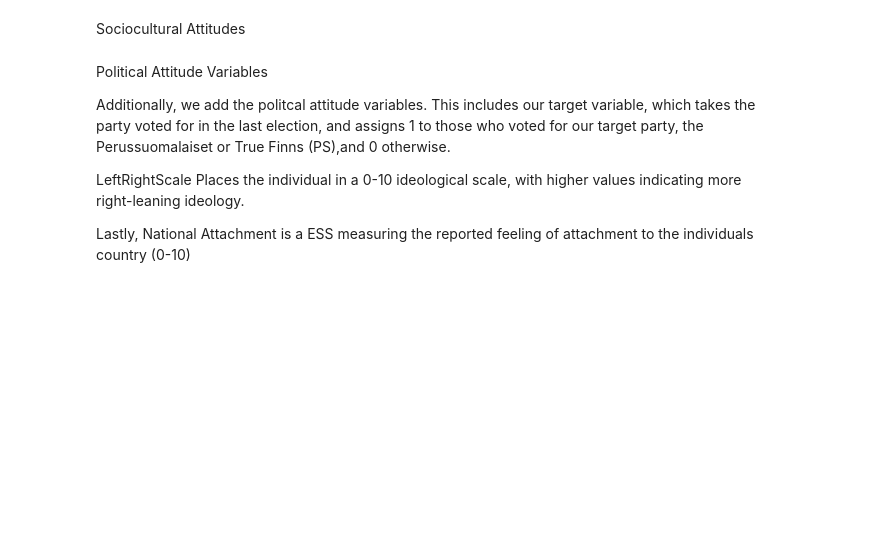
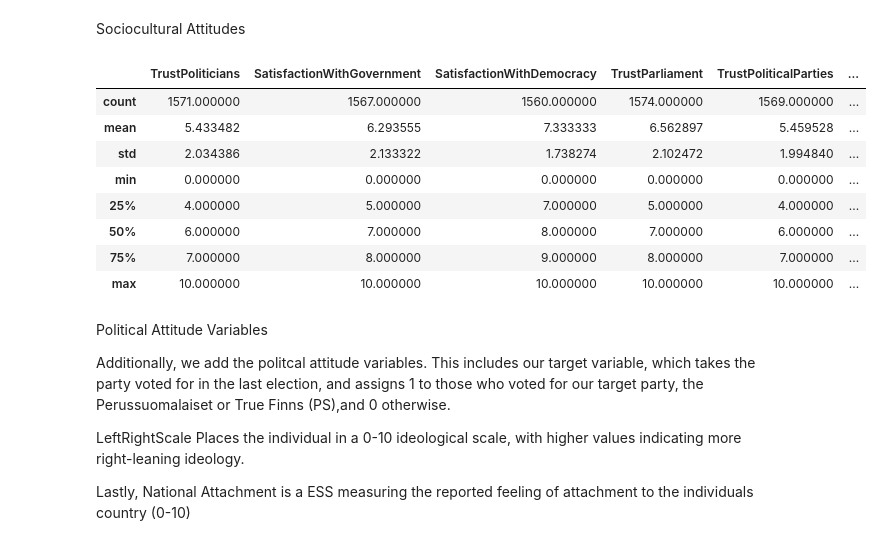
Before and after one commit to nachonachonacho/Portfolio_2023, a Jupyter notebook: IVR_UH_THESIS_2023/notebooks/IVR_UHThesis_2023.ipynb, the cells around one changed output. Drawn from its saved outputs; the diff is of its cells as text; code cells hidden in the pictures; blank space fills up the shorter version.

```diff
--- a/IVR_UH_THESIS_2023/notebooks/IVR_UHThesis_2023.ipynb
+++ b/IVR_UH_THESIS_2023/notebooks/IVR_UHThesis_2023.ipynb
@@ -173,35 +174,45 @@ FI_df['AntiImmigrationScale'] = 100 - (FI_df[['EconomicImpactImmigration', 'Cult
 # MISTRUST_GLOBAL (0-100)
 FI_df['TrustUN'] = np.where(FI_df['trstun'].isin(range(0, 11)), FI_df['trstun'], np.nan)
 FI_df['TrustEuropeanParliament'] = np.where(FI_df['trstep'].isin(range(0, 11)), FI_df['trstep'], np.nan)
 
 FI_df['Trust in International Institutions'] = FI_df[['TrustUN', 'TrustEuropeanParliament']].sum(axis=1, skipna=True) / 20 * 100
 
 # MISTRUST_NATIONAL (0-100)
 FI_df['TrustPoliticians'] = np.where(FI_df['trstplt'].isin(range(0, 11)), FI_df['trstplt'], np.nan)
 FI_df['SatisfactionWithGovernment'] = np.where(FI_df['stfgov'].isin(range(0, 11)), FI_df['stfgov'], np.nan)
 FI_df['SatisfactionWithDemocracy'] = np.where(FI_df['stfdem'].isin(range(0, 11)), FI_df['stfdem'], np.nan)
 FI_df['TrustParliament'] = np.where(FI_df['trstprl'].isin(range(0, 11)), FI_df['trstprl'], np.nan)
 FI_df['TrustPoliticalParties'] = np.where(FI_df['trstprt'].isin(range(0, 11)), FI_df['trstprt'], np.nan)
 
 FI_df['Trust In National Institutions'] = FI_df[['TrustPoliticians', 'SatisfactionWithGovernment', 'SatisfactionWithDemocracy', 'TrustParliament', 'TrustPoliticalParties']].sum(axis=1, skipna=True) / 50 * 100
 
 # AUTHORITARIAN VALUES (0-100)
 FI_df['impsafe_model'] = np.where(FI_df['impsafe'].isin(range(0, 7)), FI_df['impsafe'], np.nan)
 FI_df['ipfrule_model'] = np.where(FI_df['ipfrule'].isin(range(0, 7)), FI_df['ipfrule'], np.nan)
 FI_df['ipbhprp_model'] = np.where(FI_df['ipbhprp'].isin(range(0, 7)), FI_df['ipbhprp'], np.nan)
 FI_df['ipstrgv_model'] = np.where(FI_df['ipstrgv'].isin(range(0, 7)), FI_df['ipstrgv'], np.nan)
 FI_df['imptrad_model'] = np.where(FI_df['imptrad'].isin(range(0, 7)), FI_df['imptrad'], np.nan)
 
 FI_df['Authoritarian Values'] = FI_df[['impsafe_model', 'ipfrule_model', 'ipbhprp_model', 'ipstrgv_model', 'imptrad_model']].sum(axis=1, skipna=True) / 30 * 100
 
 FI_df['LeftRightScale'] = np.where(FI_df['lrscale'].between(77, 99), np.nan, FI_df['lrscale'])
 
 FI_df['National_attachment'] = np.where(FI_df['atchctr'].between(77, 99), np.nan, FI_df['atchctr'])
 
 
 
-# Religiosity
-FI_df['Religiosity'] = np.where(FI_df['rlgdgr'].isin(range(77, 100)), np.nan, FI_df['rlgdgr'])
+
+FI_df[['TrustPoliticians', 'SatisfactionWithGovernment', 'SatisfactionWithDemocracy', 'TrustParliament', 'TrustPoliticalParties', 'TrustEuropeanParliament','TrustUN']].describe()
+# %% [output]
+|  | TrustPoliticians | SatisfactionWithGovernment | SatisfactionWithDemocracy | TrustParliament | TrustPoliticalParties | ... |
+| count | 1571.000000 | 1567.000000 | 1560.000000 | 1574.000000 | 1569.000000 | ... |
+| mean | 5.433482 | 6.293555 | 7.333333 | 6.562897 | 5.459528 | ... |
+| std | 2.034386 | 2.133322 | 1.738274 | 2.102472 | 1.994840 | ... |
+| min | 0.000000 | 0.000000 | 0.000000 | 0.000000 | 0.000000 | ... |
+| 25% | 4.000000 | 5.000000 | 7.000000 | 5.000000 | 4.000000 | ... |
+| 50% | 6.000000 | 7.000000 | 8.000000 | 7.000000 | 6.000000 | ... |
+| 75% | 7.000000 | 8.000000 | 9.000000 | 8.000000 | 7.000000 | ... |
+| max | 10.000000 | 10.000000 | 10.000000 | 10.000000 | 10.000000 | ... |
 # %% [markdown]
 Political Attitude Variables
 
```
Also changed, not shown: parts of 15 cells of this notebook.
